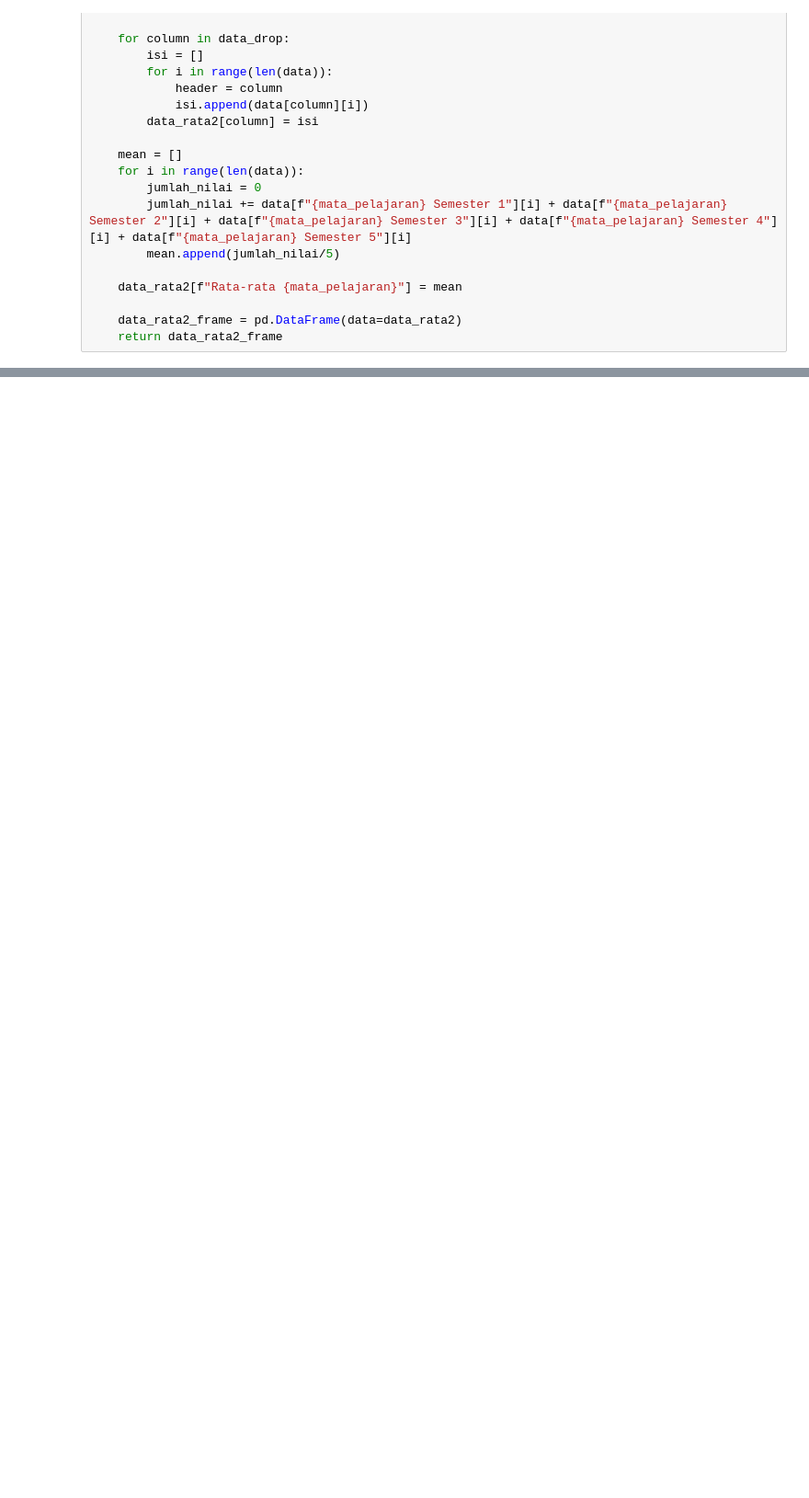
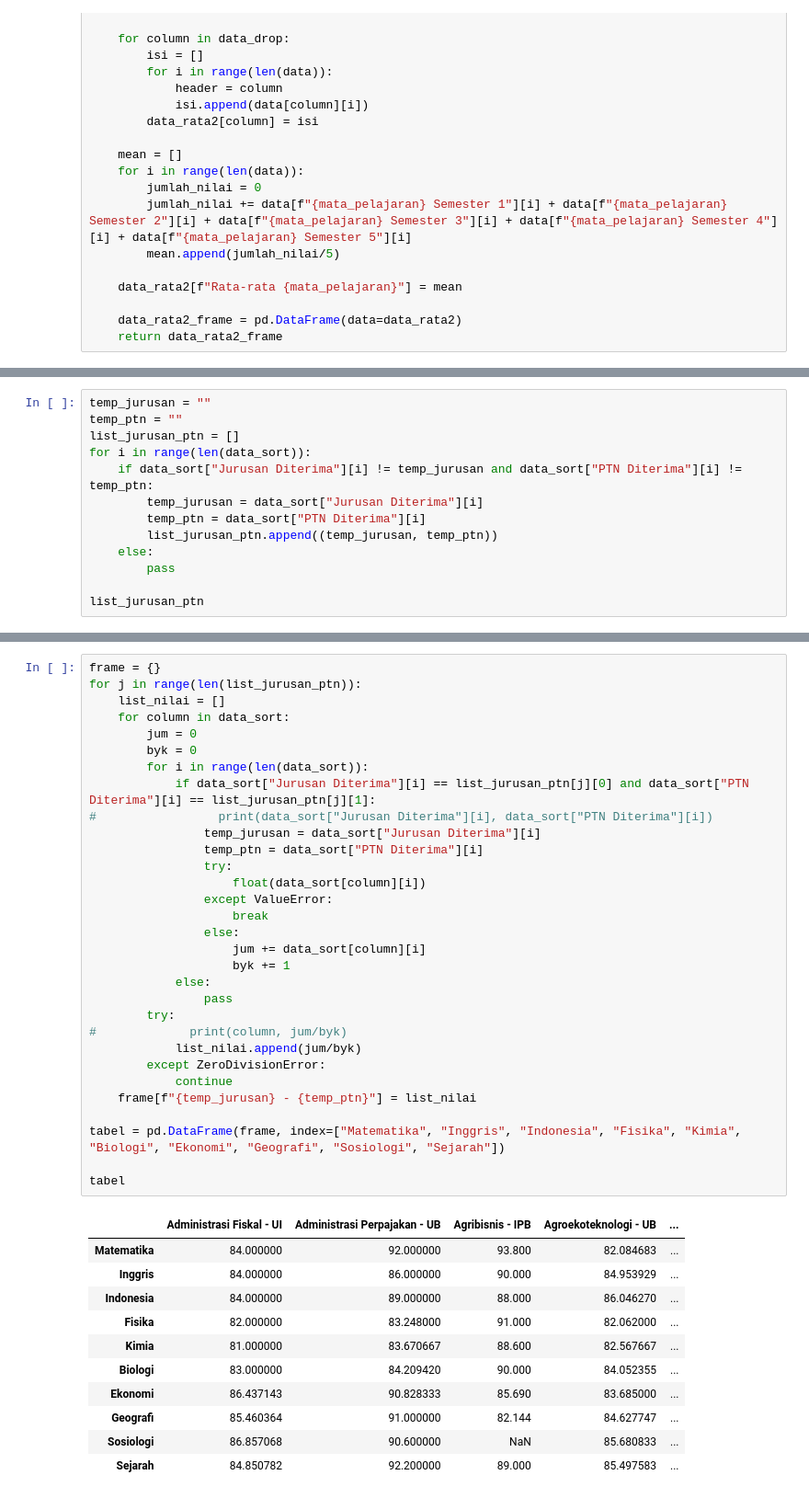
Before and after one commit to jamalakbara/tugas-akhir-dss, a Jupyter notebook: Cleaning Data/Cleaning dataset.ipynb, the cells around one changed output, grey strips where cells are left out. Shown at 92% size. Saved outputs shown, nothing was run; the diff lists cells and outputs as text; blank space fills up the shorter version.

Commit message:
udah dapet tabel alternatif

```diff
--- a/Cleaning Data/Cleaning dataset.ipynb
+++ b/Cleaning Data/Cleaning dataset.ipynb
@@ -291,0 +318,13 @@ count
+# %%
+temp_jurusan = ""
+temp_ptn = ""
+list_jurusan_ptn = []
+for i in range(len(data_sort)):
+    if data_sort["Jurusan Diterima"][i] != temp_jurusan and data_sort["PTN Diterima"][i] != temp_ptn:
+        temp_jurusan = data_sort["Jurusan Diterima"][i]
+        temp_ptn = data_sort["PTN Diterima"][i]
+        list_jurusan_ptn.append((temp_jurusan, temp_ptn))
+    else:
+        pass
+
+list_jurusan_ptn
@@ -291,0 +349,43 @@ count
+# %%
+frame = {}
+for j in range(len(list_jurusan_ptn)):
+    list_nilai = []
+    for column in data_sort:
+        jum = 0
+        byk = 0
+        for i in range(len(data_sort)):
+            if data_sort["Jurusan Diterima"][i] == list_jurusan_ptn[j][0] and data_sort["PTN Diterima"][i] == list_jurusan_ptn[j][1]:
+#                 print(data_sort["Jurusan Diterima"][i], data_sort["PTN Diterima"][i])
+                temp_jurusan = data_sort["Jurusan Diterima"][i]
+                temp_ptn = data_sort["PTN Diterima"][i]
+                try:
+                    float(data_sort[column][i])
+                except ValueError:
+                    break
+                else:
+                    jum += data_sort[column][i]
+                    byk += 1
+            else:
+                pass
+        try:
+#             print(column, jum/byk)
+            list_nilai.append(jum/byk)
+        except ZeroDivisionError:
+            continue
+    frame[f"{temp_jurusan} - {temp_ptn}"] = list_nilai
+
+tabel = pd.DataFrame(frame, index=["Matematika", "Inggris", "Indonesia", "Fisika", "Kimia", "Biologi", "Ekonomi", "Geografi", "Sosiologi", "Sejarah"])
+
+tabel
+# %% [output]
+|  | Administrasi Fiskal - UI | Administrasi Perpajakan - UB | Agribisnis - IPB | Agroekoteknologi - UB | ... |
+| Matematika | 84.000000 | 92.000000 | 93.800 | 82.084683 | ... |
+| Inggris | 84.000000 | 86.000000 | 90.000 | 84.953929 | ... |
+| Indonesia | 84.000000 | 89.000000 | 88.000 | 86.046270 | ... |
+| Fisika | 82.000000 | 83.248000 | 91.000 | 82.062000 | ... |
+| Kimia | 81.000000 | 83.670667 | 88.600 | 82.567667 | ... |
+| Biologi | 83.000000 | 84.209420 | 90.000 | 84.052355 | ... |
+| Ekonomi | 86.437143 | 90.828333 | 85.690 | 83.685000 | ... |
+| Geografi | 85.460364 | 91.000000 | 82.144 | 84.627747 | ... |
+| Sosiologi | 86.857068 | 90.600000 | NaN | 85.680833 | ... |
+| Sejarah | 84.850782 | 92.200000 | 89.000 | 85.497583 | ... |
```
Also changed, not shown: parts of 15 cells of this notebook.
